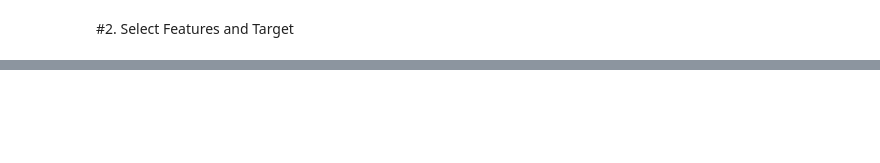
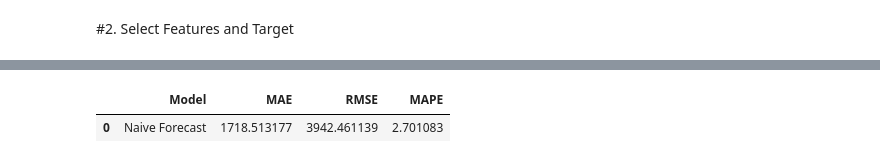
Before and after one commit to tuyettran15999/Walmart-Demand-Forecasting, a Jupyter notebook: notebook/04_Forecasting_Model_Development.ipynb, the cells around one changed output, grey strips where cells are left out. Cells and saved outputs as stored; diff of their text form; code cells hidden in the pictures; blank space fills up the shorter version.

```diff
--- a/notebook/04_Forecasting_Model_Development.ipynb
+++ b/notebook/04_Forecasting_Model_Development.ipynb
@@ -150,0 +207,27 @@ df["Week"] = df["Date"].dt.isocalendar().week
+# %%
+baseline_pred = X_test["lag_1"]
+# %%
+from sklearn.metrics import (
+    mean_absolute_error,
+    mean_squared_error,
+    mean_absolute_percentage_error
+)
+import numpy as np
+
+mae = mean_absolute_error(y_test, baseline_pred)
+
+rmse = np.sqrt( mean_squared_error(y_test, baseline_pred))
+
+mask = y_test != 0
+mape = mean_absolute_percentage_error(y_test[mask], baseline_pred[mask])
+# %%
+baseline_results = pd.DataFrame({
+    "Model": ["Naive Forecast"],
+    "MAE": [mae],
+    "RMSE": [rmse],
+    "MAPE": [mape]
+})
+baseline_results
+# %% [output]
+|  | Model | MAE | RMSE | MAPE |
+| 0 | Naive Forecast | 1718.513177 | 3942.461139 | 2.701083 |
```
Also changed, not shown: parts of 18 cells of this notebook, 2 other files.
